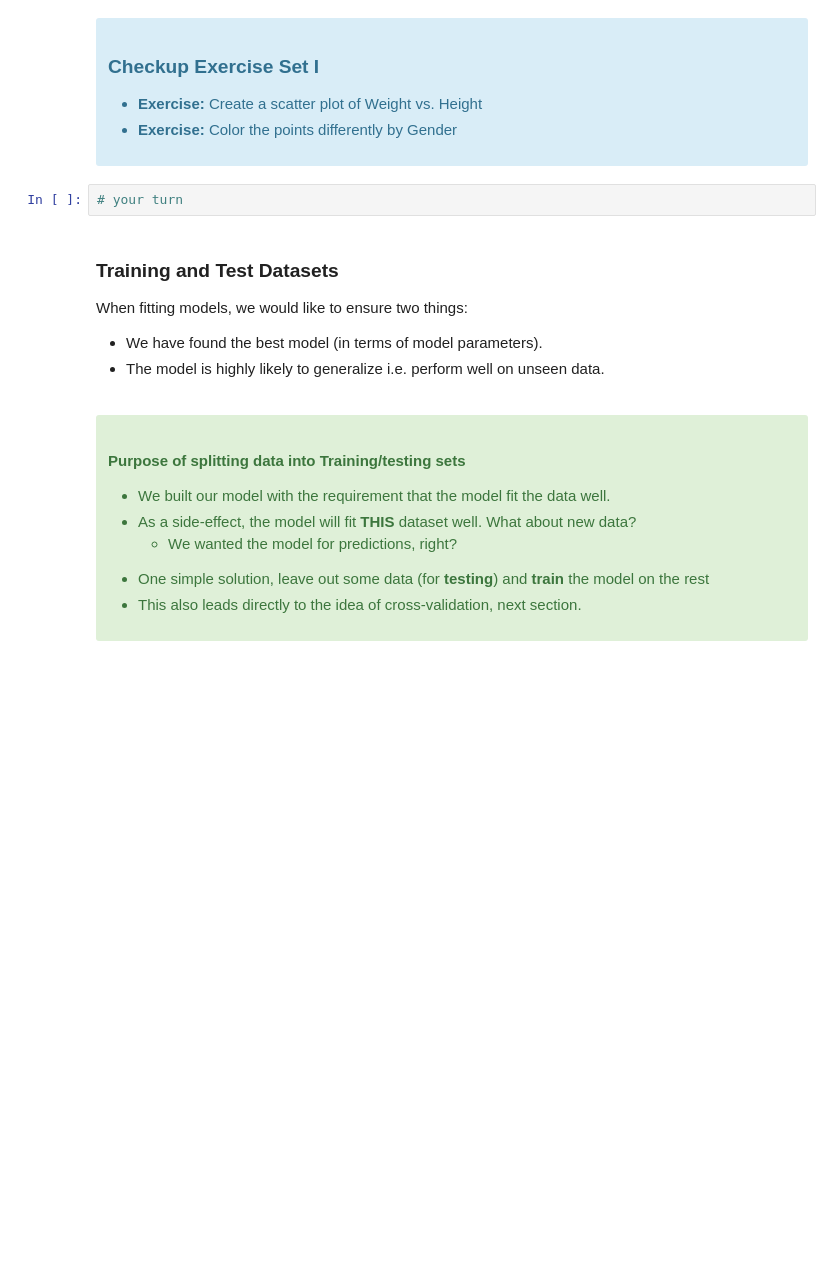
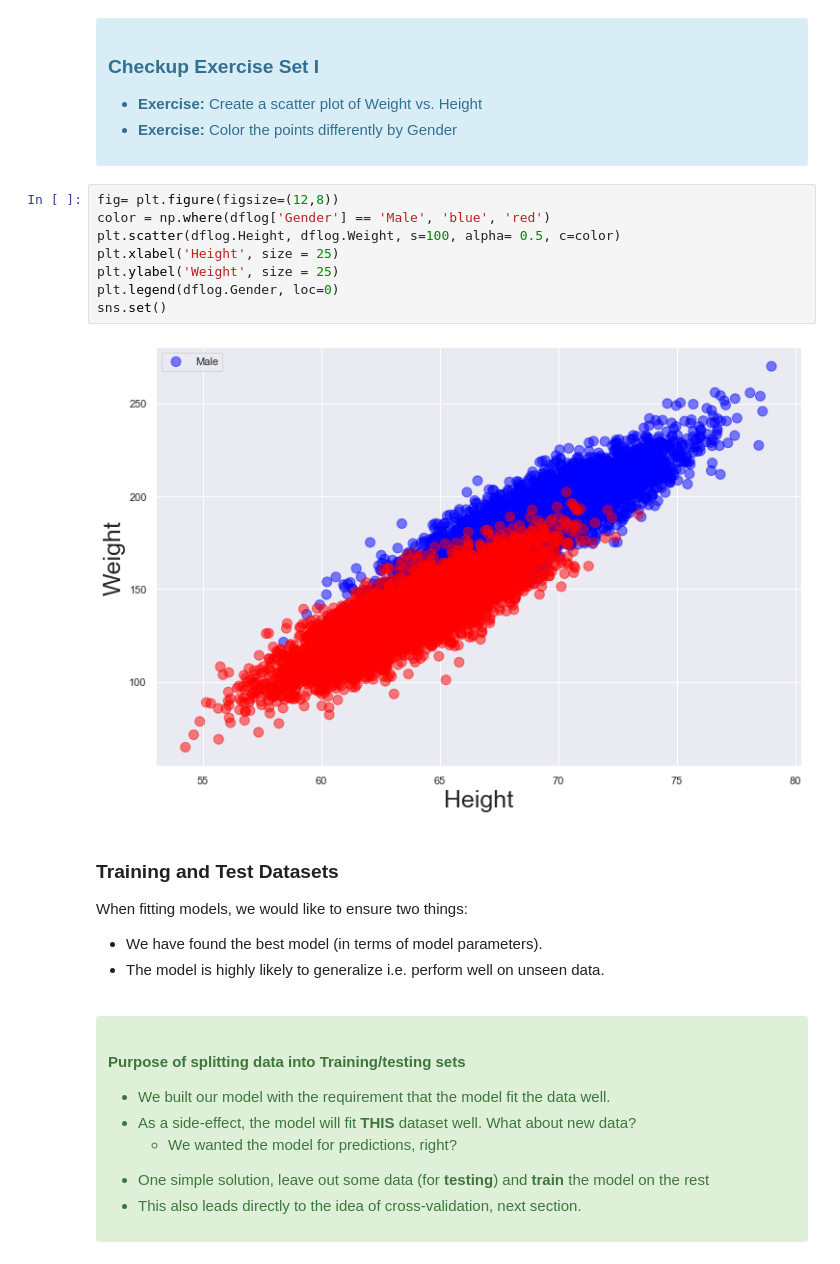
Before and after one commit to CeyhunSahinkaya/Heights-and-Weights-Using-Logistic-Regression, a Jupyter notebook: logistic_regression/Mini_Project_Logistic_Regression.ipynb, the cells around one changed output. Cells and saved outputs as stored; diff of their text form; blank space fills up the shorter version.

```diff
--- a/logistic_regression/Mini_Project_Logistic_Regression.ipynb
+++ b/logistic_regression/Mini_Project_Logistic_Regression.ipynb
@@ -113,8 +121,16 @@ with the "response" or "label" $y$ as a plain array of 0s and 1s for binary clas
   <li> <b>Exercise:</b> Color the points differently by Gender
 </ul>
 </div>
-# %%
-# your turn
+# %%
+fig= plt.figure(figsize=(12,8))
+color = np.where(dflog['Gender'] == 'Male', 'blue', 'red')
+plt.scatter(dflog.Height, dflog.Weight, s=100, alpha= 0.5, c=color)
+plt.xlabel('Height', size = 25)
+plt.ylabel('Weight', size = 25)
+plt.legend(dflog.Gender, loc=0)
+sns.set()
+# %% [output]
+[figure, added]
 # %% [markdown]
 ### Training and Test Datasets
 
```
Also changed, not shown: parts of 16 cells of this notebook.
